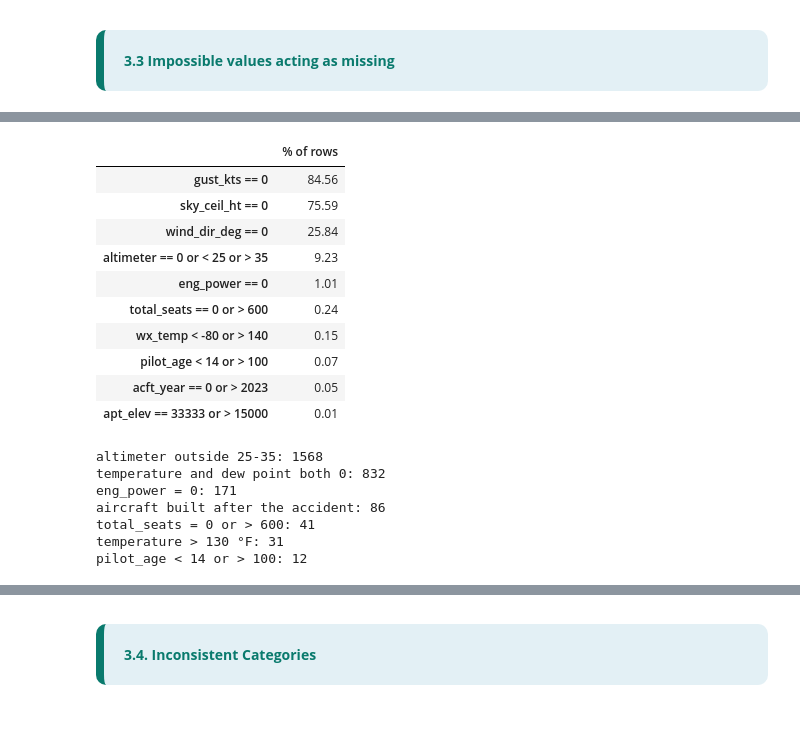
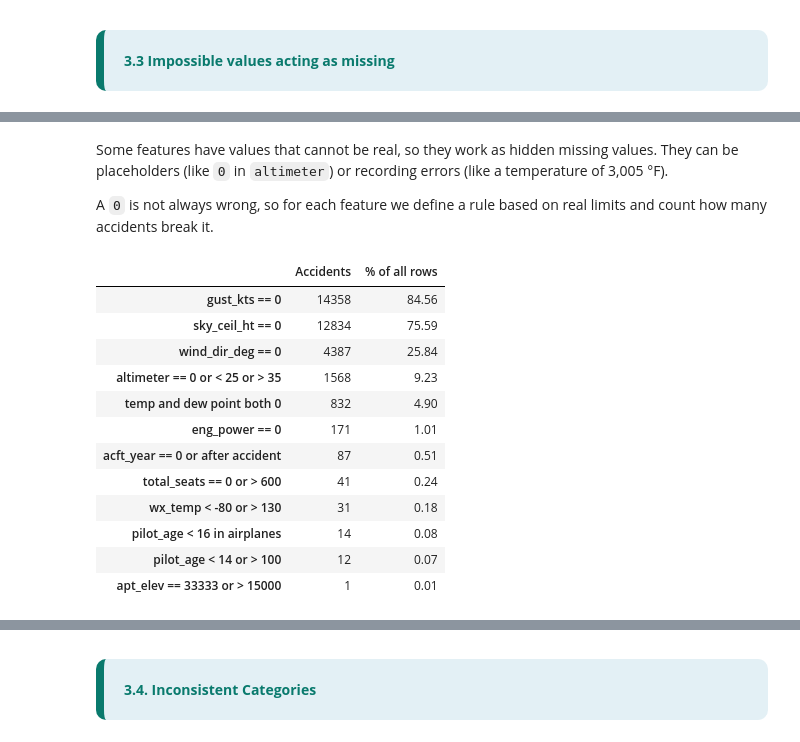
Before and after one commit to martim-dot/ML_Project, a Jupyter notebook: primeiraparte.ipynb, the cells around one changed output, grey strips where cells are left out. Cells and saved outputs as stored; diff of their text form; code cells hidden in the pictures.

```diff
--- a/primeiraparte.ipynb
+++ b/primeiraparte.ipynb
@@ -738,43 +736,37 @@ Besides the empty cells, several features contain values that cannot be real and
-# %%
-imp = pd.Series({
-    "sky_ceil_ht == 0": (learn["sky_ceil_ht"] == 0).mean() * 100,
-    "gust_kts == 0": (learn["gust_kts"] == 0).mean() * 100,
-    "wind_dir_deg == 0": (learn["wind_dir_deg"] == 0).mean() * 100,
-    "eng_power == 0": (learn["eng_power"] == 0).mean() * 100,
-    "altimeter == 0 or < 25 or > 35": ((learn["altimeter"] == 0) | (learn["altimeter"] < 25) | (learn["altimeter"] > 35)).mean() * 100,
-    "acft_year == 0 or > 2023": ((learn["acft_year"] == 0) | (learn["acft_year"] > 2023)).mean() * 100,
-    "total_seats == 0 or > 600": ((learn["total_seats"] == 0) | (learn["total_seats"] > 600)).mean() * 100,
-    "pilot_age < 14 or > 100": ((learn["pilot_age"] < 14) | (learn["pilot_age"] > 100)).mean() * 100,
-    "apt_elev == 33333 or > 15000": ((learn["apt_elev"] == 33333) | (learn["apt_elev"] > 15000)).mean() * 100,
-    "wx_temp < -80 or > 140": ((learn["wx_temp"] < -80) | (learn["wx_temp"] > 140)).mean() * 100,
-}).round(2).sort_values(ascending=False).to_frame("% of rows")
-
-display(imp)
-# %% [output]
-|  | % of rows |
-| gust_kts == 0 | 84.56 |
-| sky_ceil_ht == 0 | 75.59 |
-| wind_dir_deg == 0 | 25.84 |
-| altimeter == 0 or < 25 or > 35 | 9.23 |
-| eng_power == 0 | 1.01 |
-| total_seats == 0 or > 600 | 0.24 |
-| wx_temp < -80 or > 140 | 0.15 |
-| pilot_age < 14 or > 100 | 0.07 |
-| acft_year == 0 or > 2023 | 0.05 |
-| apt_elev == 33333 or > 15000 | 0.01 |
-# %%
-print("altimeter outside 25-35:", (~learn["altimeter"].between(25, 35)).sum())
-print("temperature and dew point both 0:", ((learn["wx_temp"] == 0) & (learn["wx_dew_pt"] == 0)).sum())
-print("eng_power = 0:", (learn["eng_power"] == 0).sum())
-print("aircraft built after the accident:", (learn["acft_year"] > learn["ev_year"]).sum())
-print("total_seats = 0 or > 600:", ((learn["total_seats"] == 0) | (learn["total_seats"] > 600)).sum())
-print("temperature > 130 °F:", (learn["wx_temp"] > 130).sum())
-print("pilot_age < 14 or > 100:", ((learn["pilot_age"] < 14) | (learn["pilot_age"] > 100)).sum())
-# %% [output]
-altimeter outside 25-35: 1568
-temperature and dew point both 0: 832
-eng_power = 0: 171
-aircraft built after the accident: 86
-total_seats = 0 or > 600: 41
-temperature > 130 °F: 31
-pilot_age < 14 or > 100: 12
+# %% [markdown]
+Some features have values that cannot be real, so they work as hidden missing values. They can be placeholders (like `0` in `altimeter`) or recording errors (like a temperature of 3,005 °F).
+
+A `0` is not always wrong, so for each feature we define a rule based on real limits and count how many accidents break it.
+# %%
+imp = pd.Series({
+    "sky_ceil_ht == 0": (learn["sky_ceil_ht"] == 0).sum(),
+    "gust_kts == 0": (learn["gust_kts"] == 0).sum(),
+    "wind_dir_deg == 0": (learn["wind_dir_deg"] == 0).sum(),
+    "eng_power == 0": (learn["eng_power"] == 0).sum(),
+    "altimeter == 0 or < 25 or > 35": ((learn["altimeter"] == 0) | (learn["altimeter"] < 25) | (learn["altimeter"] > 35)).sum(),
+    "temp and dew point both 0": ((learn["wx_temp"] == 0) & (learn["wx_dew_pt"] == 0)).sum(),
+    "acft_year == 0 or after accident": ((learn["acft_year"] == 0) | (learn["acft_year"] > learn["ev_year"])).sum(),
+    "total_seats == 0 or > 600": ((learn["total_seats"] == 0) | (learn["total_seats"] > 600)).sum(),
+    "pilot_age < 14 or > 100": ((learn["pilot_age"] < 14) | (learn["pilot_age"] > 100)).sum(),
+    "pilot_age < 16 in airplanes": ((learn["acft_category"].str.upper() == "AIR") & (learn["pilot_age"] < 16)).sum(),
+    "apt_elev == 33333 or > 15000": ((learn["apt_elev"] == 33333) | (learn["apt_elev"] > 15000)).sum(),
+    "wx_temp < -80 or > 130": ((learn["wx_temp"] < -80) | (learn["wx_temp"] > 130)).sum(),
+}).sort_values(ascending=False).to_frame("Accidents")
+
+imp["% of all rows"] = (imp["Accidents"] / len(learn) * 100).round(2)
+
+display(imp)
+# %% [output]
+|  | Accidents | % of all rows |
+| gust_kts == 0 | 14358 | 84.56 |
+| sky_ceil_ht == 0 | 12834 | 75.59 |
+| wind_dir_deg == 0 | 4387 | 25.84 |
+| altimeter == 0 or < 25 or > 35 | 1568 | 9.23 |
+| temp and dew point both 0 | 832 | 4.90 |
+| eng_power == 0 | 171 | 1.01 |
+| acft_year == 0 or after accident | 87 | 0.51 |
+| total_seats == 0 or > 600 | 41 | 0.24 |
+| wx_temp < -80 or > 130 | 31 | 0.18 |
+| pilot_age < 16 in airplanes | 14 | 0.08 |
+| pilot_age < 14 or > 100 | 12 | 0.07 |
+| apt_elev == 33333 or > 15000 | 1 | 0.01 |
```
Also changed, not shown: parts of 4 cells of this notebook.
